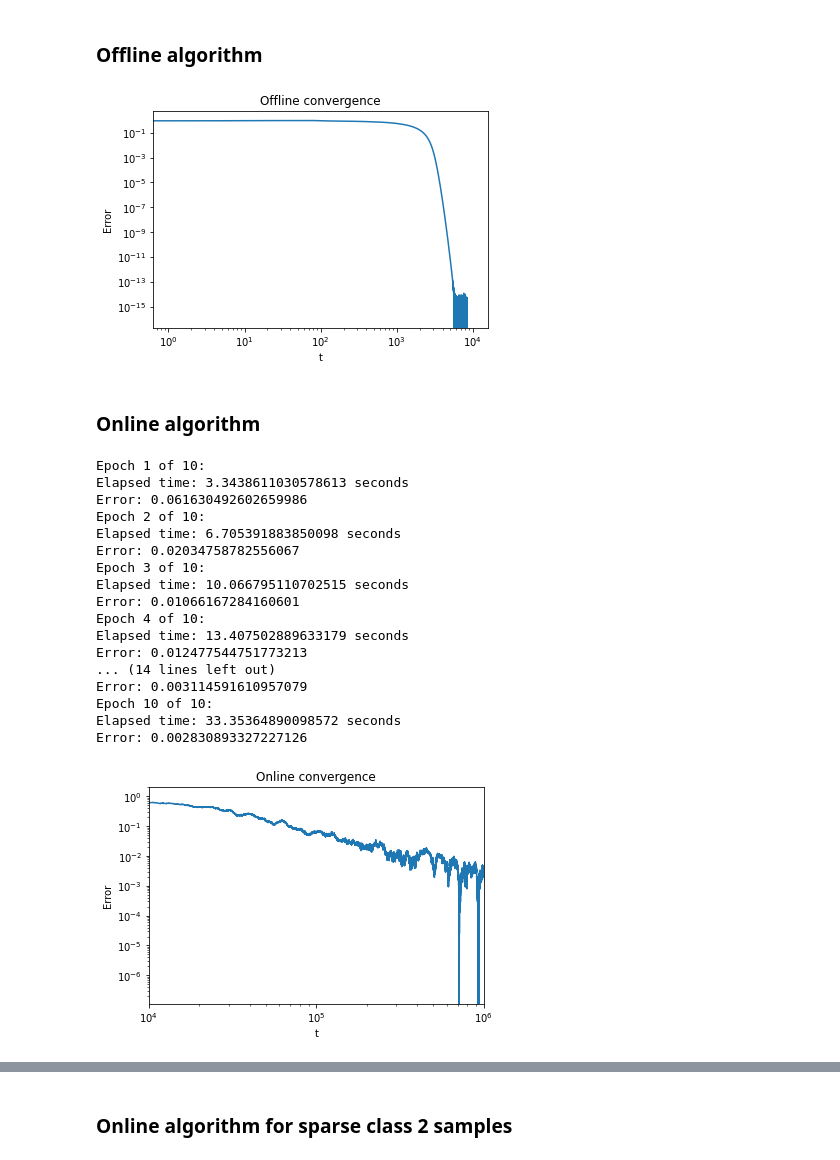
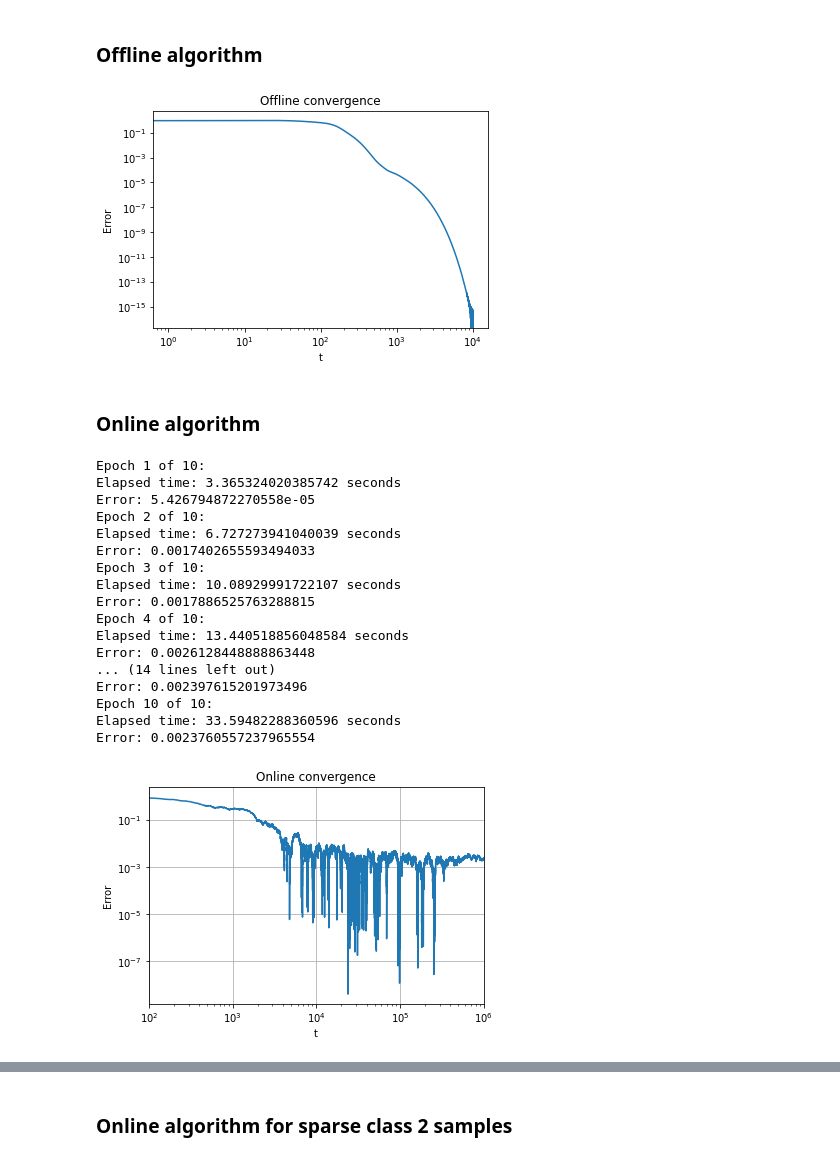
Before and after one commit to flatironinstitute/bio-lda, a Jupyter notebook: sparse_lda.ipynb, the cells around one changed output, grey strips where cells are left out. Cells and saved outputs as stored; diff of their text form; code cells hidden in the pictures.

```diff
--- a/sparse_lda.ipynb
+++ b/sparse_lda.ipynb
@@ -6,7 +6,7 @@ import time
 ### Data generation
 # %%
 x_dim = 5 # dimension of observations
-freq = 0.01 # frequency of class 2 samples
+freq = 0.5 # frequency of class 2 samples
 mu_1 = 5*np.random.randn(x_dim,1) # mean of class 1
 mu_2 = 5*np.random.randn(x_dim,1) # mean of class 2
 sig = np.random.randn(x_dim,x_dim)/np.sqrt(x_dim)
@@ -45,7 +45,7 @@ plt.show()
 # %% [markdown]
 ### Offline algorithm
 # %%
-eta = 0.001; gam = 10000*eta; iters = 10000
+eta = 0.001; gam = 100*eta; iters = 10000
 # %%
 w = np.random.randn(x_dim,1)/np.sqrt(x_dim)
 l = 1
@@ -65,14 +65,14 @@ plt.xlabel("t")
 plt.title("Offline convergence")
 plt.show()
 # %% [output]
-[figure, old version]
+[figure, new version]
 # %% [markdown]
 ### Online algorithm
 # %%
 def eta(t):
     return 1e-4/(1+1e-4*t)
 
-gam = 1000; epochs = 10; iters = epochs*samples
+gam = 100; epochs = 10; iters = epochs*samples
 # %%
 w = np.random.randn(x_dim)/np.sqrt(x_dim)
 l = 1
@@ -119,37 +119,38 @@ for i_epoch in range(epochs):
         w += step*(y[0]/a - y[1]/b)*x - step*l*(z-nu)*(x-mu)
         l += gam*step*((z-nu)**2 - 1)
         obj[i_iter] = (w.T@(mu_1-mu_2))**2/(w.T@Sigma@w)
-        err[i_iter] = (obj_opt - obj[i_iter])/obj_opt
+        err[i_iter] = abs(obj_opt - obj[i_iter])/obj_opt
 
     print(f'Elapsed time: {time.time()-start_time} seconds')
     print(f'Error: {err[i_iter]}')
 # %% [output]
 Epoch 1 of 10:
-Elapsed time: 3.3438611030578613 seconds
-Error: 0.061630492602659986
+Elapsed time: 3.365324020385742 seconds
+Error: 5.426794872270558e-05
 Epoch 2 of 10:
-Elapsed time: 6.705391883850098 seconds
-Error: 0.02034758782556067
+Elapsed time: 6.727273941040039 seconds
+Error: 0.0017402655593494033
 Epoch 3 of 10:
-Elapsed time: 10.066795110702515 seconds
-Error: 0.01066167284160601
+Elapsed time: 10.08929991722107 seconds
+Error: 0.0017886525763288815
 Epoch 4 of 10:
-Elapsed time: 13.407502889633179 seconds
-Error: 0.012477544751773213
+Elapsed time: 13.440518856048584 seconds
+Error: 0.0026128448888863448
 ... (14 lines left out)
-Error: 0.003114591610957079
+Error: 0.002397615201973496
 Epoch 10 of 10:
-Elapsed time: 33.35364890098572 seconds
-Error: 0.002830893327227126
+Elapsed time: 33.59482288360596 seconds
+Error: 0.0023760557237965554
 # %%
 plt.loglog(range(iters), err)
 plt.ylabel("Error")
 plt.xlabel("t")
-plt.xlim(1e4,iters)
+plt.xlim(1e2,iters)
+plt.grid()
 plt.title("Online convergence")
 plt.show()
 # %% [output]
-[figure, old version]
+[figure, new version]
 # %%
 plt.scatter(w.T@class_1,np.zeros((w.T@class_1).shape),s=5)
 plt.scatter(w.T@class_2,np.zeros((w.T@class_2).shape),s=5)
```
Also changed, not shown: parts of 7 cells of this notebook.
